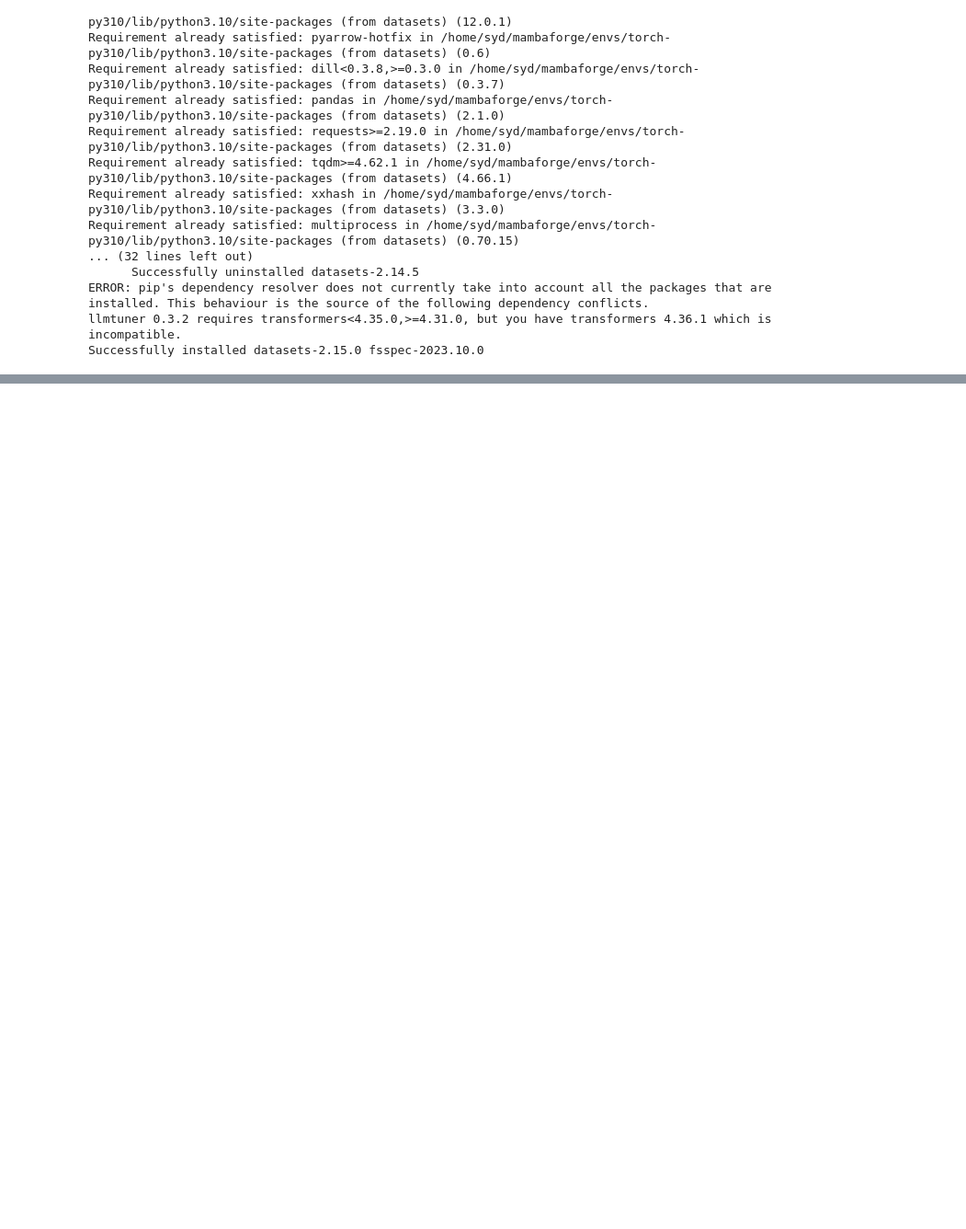
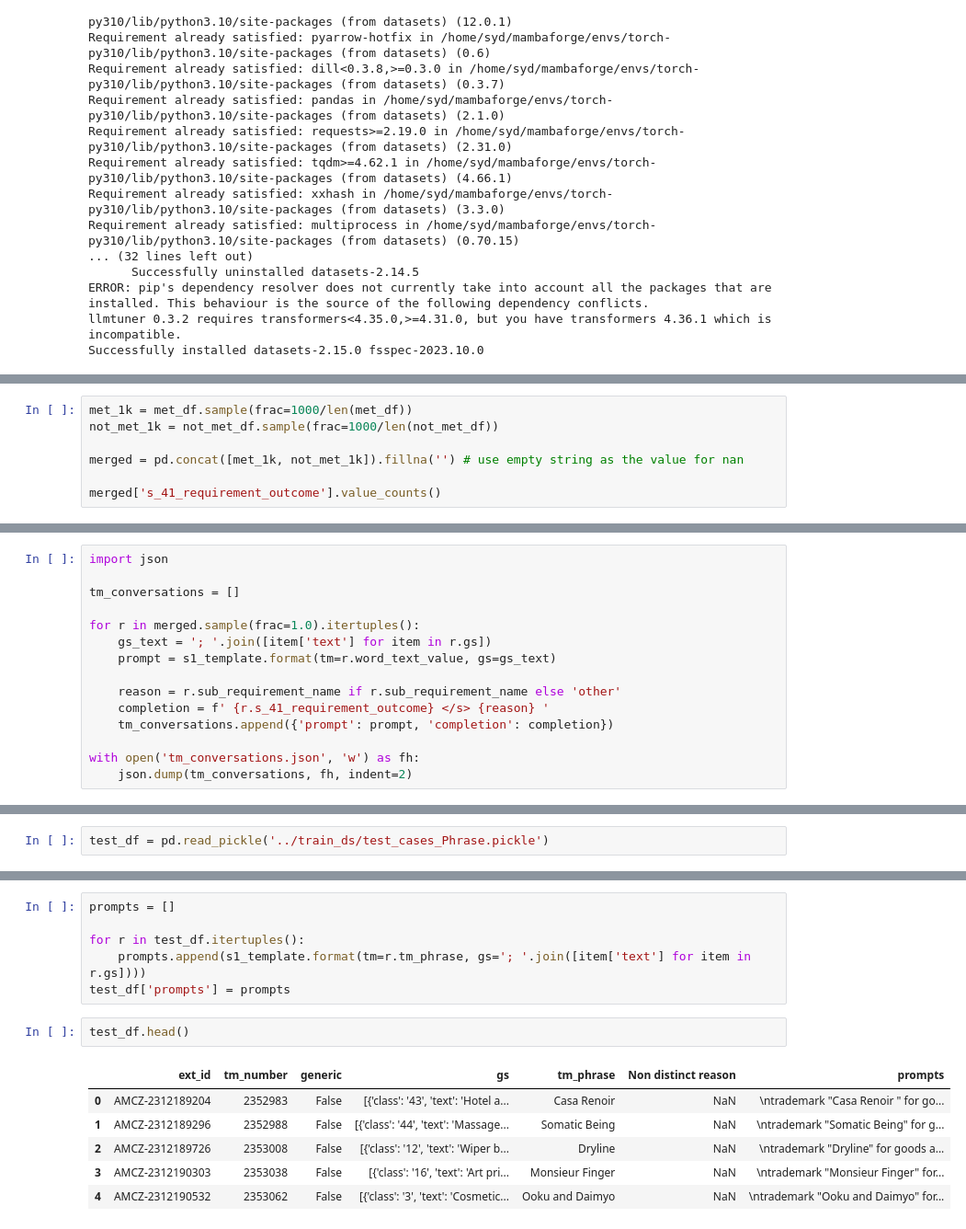
Before and after one commit to fivejjs/llama2-fine-tune, a Jupyter notebook: SFT-llm-experiments-2023-12-21.ipynb, the cells around one changed output, grey strips where cells are left out. Shown at 92% size. Drawn from its saved outputs; the diff is of its cells as text; blank space fills up the shorter version.

```diff
--- a/SFT-llm-experiments-2023-12-21.ipynb
+++ b/SFT-llm-experiments-2023-12-21.ipynb
@@ -71,0 +561,7 @@ Dataset({
+# %%
+met_1k = met_df.sample(frac=1000/len(met_df))
+not_met_1k = not_met_df.sample(frac=1000/len(not_met_df))
+
+merged = pd.concat([met_1k, not_met_1k]).fillna('') # use empty string as the value for nan
+
+merged['s_41_requirement_outcome'].value_counts()
@@ -71,0 +573,15 @@ Dataset({
+# %%
+import json
+
+tm_conversations = []
+
+for r in merged.sample(frac=1.0).itertuples():
+    gs_text = '; '.join([item['text'] for item in r.gs])
+    prompt = s1_template.format(tm=r.word_text_value, gs=gs_text)
+
+    reason = r.sub_requirement_name if r.sub_requirement_name else 'other'
+    completion = f' {r.s_41_requirement_outcome} </s> {reason} '
+    tm_conversations.append({'prompt': prompt, 'completion': completion})
+
+with open('tm_conversations.json', 'w') as fh:
+    json.dump(tm_conversations, fh, indent=2)
@@ -71,0 +600,2 @@ Dataset({
+# %%
+test_df = pd.read_pickle('../train_ds/test_cases_Phrase.pickle')
@@ -71,0 +611,15 @@ Dataset({
+# %%
+prompts = []
+
+for r in test_df.itertuples():
+    prompts.append(s1_template.format(tm=r.tm_phrase, gs='; '.join([item['text'] for item in r.gs])))
+test_df['prompts'] = prompts
+# %%
+test_df.head()
+# %% [output]
+|  | ext_id | tm_number | generic | gs | tm_phrase | Non distinct reason | prompts |
+| 0 | AMCZ-2312189204 | 2352983 | False | [{'class': '43', 'text': 'Hotel a... | Casa Renoir | NaN | \ntrademark "Casa Renoir " for go... |
+| 1 | AMCZ-2312189296 | 2352988 | False | [{'class': '44', 'text': 'Massage... | Somatic Being | NaN | \ntrademark "Somatic Being" for g... |
+| 2 | AMCZ-2312189726 | 2353008 | False | [{'class': '12', 'text': 'Wiper b... | Dryline | NaN | \ntrademark "Dryline" for goods a... |
+| 3 | AMCZ-2312190303 | 2353038 | False | [{'class': '16', 'text': 'Art pri... | Monsieur Finger | NaN | \ntrademark "Monsieur Finger" for... |
+| 4 | AMCZ-2312190532 | 2353062 | False | [{'class': '3', 'text': 'Cosmetic... | Ooku and Daimyo | NaN | \ntrademark "Ooku and Daimyo" for... |
```
Also changed, not shown: parts of 23 cells of this notebook, 3 other files.
